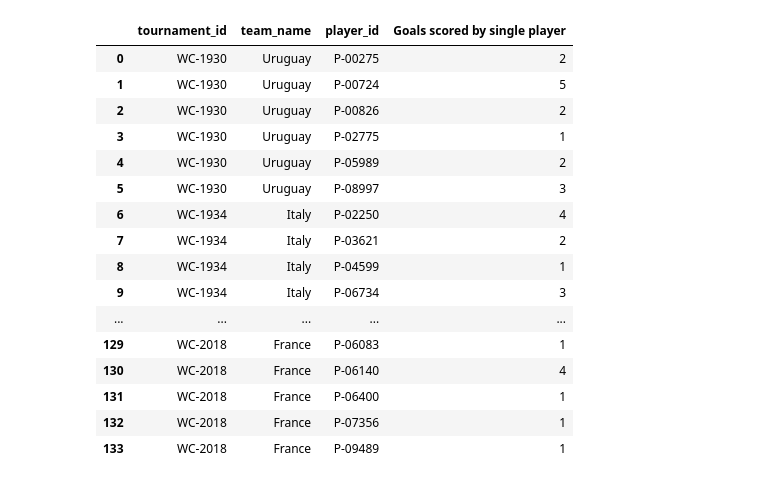
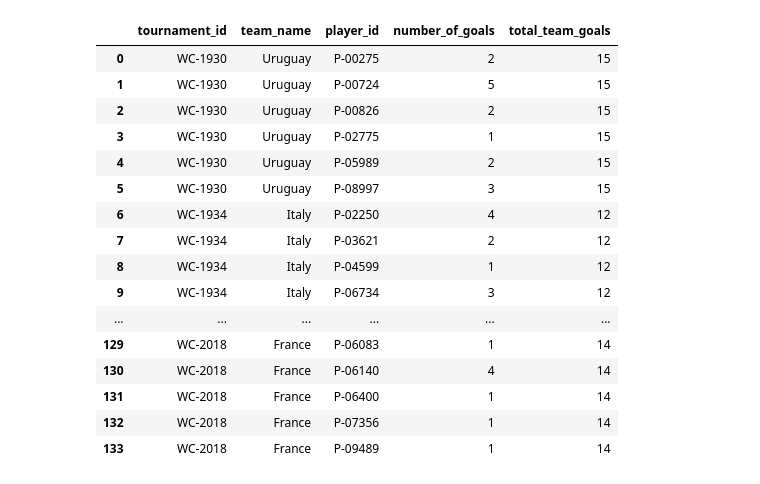
Before and after one commit to NaTaliaebr/Project_1, a Jupyter notebook: data_tranformation/Data_transformation_Q2_single_player_score.ipynb, the cells around one changed output. Cells and saved outputs as stored; diff of their text form; code cells hidden in the pictures.

```diff
--- a/data_tranformation/Data_transformation_Q2_single_player_score.ipynb
+++ b/data_tranformation/Data_transformation_Q2_single_player_score.ipynb
@@ -55,4 +82,4 @@ single_player_goals
 # %%
-single_player_goals.sort_values(['tournament_id','team_name'] )
-single_player_goals['total goals']=single_player_goals.groupby(['tournament_id','team_name'] ).agg({'number_of_goals' : 'sum'})
-single_player_goals
+#single_player_goals.sort_values(['tournament_id','team_name'] )
+total_team_goals=goals_data.groupby(['tournament_id','team_name']).agg({'minute_regulation' : 'count'})
+#total_team_goals
@@ -60,0 +86,4 @@ TypeError: incompatible index of inserted column with frame index
+# %%
+single_player_goals=single_player_goals.merge(total_team_goals, on=['tournament_id','team_name' ], how= 'left')
+single_player_goals=single_player_goals.rename(columns={'minute_regulation': 'total_team_goals'})
+single_player_goals
@@ -61,24 +104,24 @@ TypeError: incompatible index of inserted column with frame index
 # %%
-final=pd.merge(tournament_data[['tournament_id', 'team_name']], single_player_goals, on=['tournament_id','team_name'], how='inner')
-final=final.rename(columns={'minute_regulation' : 'Goals scored by single player'})
+winning_team_single_player_goals=pd.merge(tournament_data[['tournament_id', 'team_name']], single_player_goals, on=['tournament_id','team_name'], how='inner')
+winning_team_single_player_goals=winning_team_single_player_goals.rename(columns={'minute_regulation' : 'Goals scored by single player'})
 pd.set_option('display.max_rows', None)
-final
+winning_team_single_player_goals
 # %% [output]
-|  | tournament_id | team_name | player_id | Goals scored by single player |
-| 0 | WC-1930 | Uruguay | P-00275 | 2 |
-| 1 | WC-1930 | Uruguay | P-00724 | 5 |
-| 2 | WC-1930 | Uruguay | P-00826 | 2 |
-| 3 | WC-1930 | Uruguay | P-02775 | 1 |
-| 4 | WC-1930 | Uruguay | P-05989 | 2 |
-| 5 | WC-1930 | Uruguay | P-08997 | 3 |
-| 6 | WC-1934 | Italy | P-02250 | 4 |
-| 7 | WC-1934 | Italy | P-03621 | 2 |
-| 8 | WC-1934 | Italy | P-04599 | 1 |
-| 9 | WC-1934 | Italy | P-06734 | 3 |
-| ... | ... | ... | ... | ... |
-| 129 | WC-2018 | France | P-06083 | 1 |
-| 130 | WC-2018 | France | P-06140 | 4 |
-| 131 | WC-2018 | France | P-06400 | 1 |
-| 132 | WC-2018 | France | P-07356 | 1 |
-| 133 | WC-2018 | France | P-09489 | 1 |
+|  | tournament_id | team_name | player_id | number_of_goals | total_team_goals |
+| 0 | WC-1930 | Uruguay | P-00275 | 2 | 15 |
+| 1 | WC-1930 | Uruguay | P-00724 | 5 | 15 |
+| 2 | WC-1930 | Uruguay | P-00826 | 2 | 15 |
+| 3 | WC-1930 | Uruguay | P-02775 | 1 | 15 |
+| 4 | WC-1930 | Uruguay | P-05989 | 2 | 15 |
+| 5 | WC-1930 | Uruguay | P-08997 | 3 | 15 |
+| 6 | WC-1934 | Italy | P-02250 | 4 | 12 |
+| 7 | WC-1934 | Italy | P-03621 | 2 | 12 |
+| 8 | WC-1934 | Italy | P-04599 | 1 | 12 |
+| 9 | WC-1934 | Italy | P-06734 | 3 | 12 |
+| ... | ... | ... | ... | ... | ... |
+| 129 | WC-2018 | France | P-06083 | 1 | 14 |
+| 130 | WC-2018 | France | P-06140 | 4 | 14 |
+| 131 | WC-2018 | France | P-06400 | 1 | 14 |
+| 132 | WC-2018 | France | P-07356 | 1 | 14 |
+| 133 | WC-2018 | France | P-09489 | 1 | 14 |
 # %%
```
Also changed, not shown: parts of 12 cells of this notebook, 5 other files.
